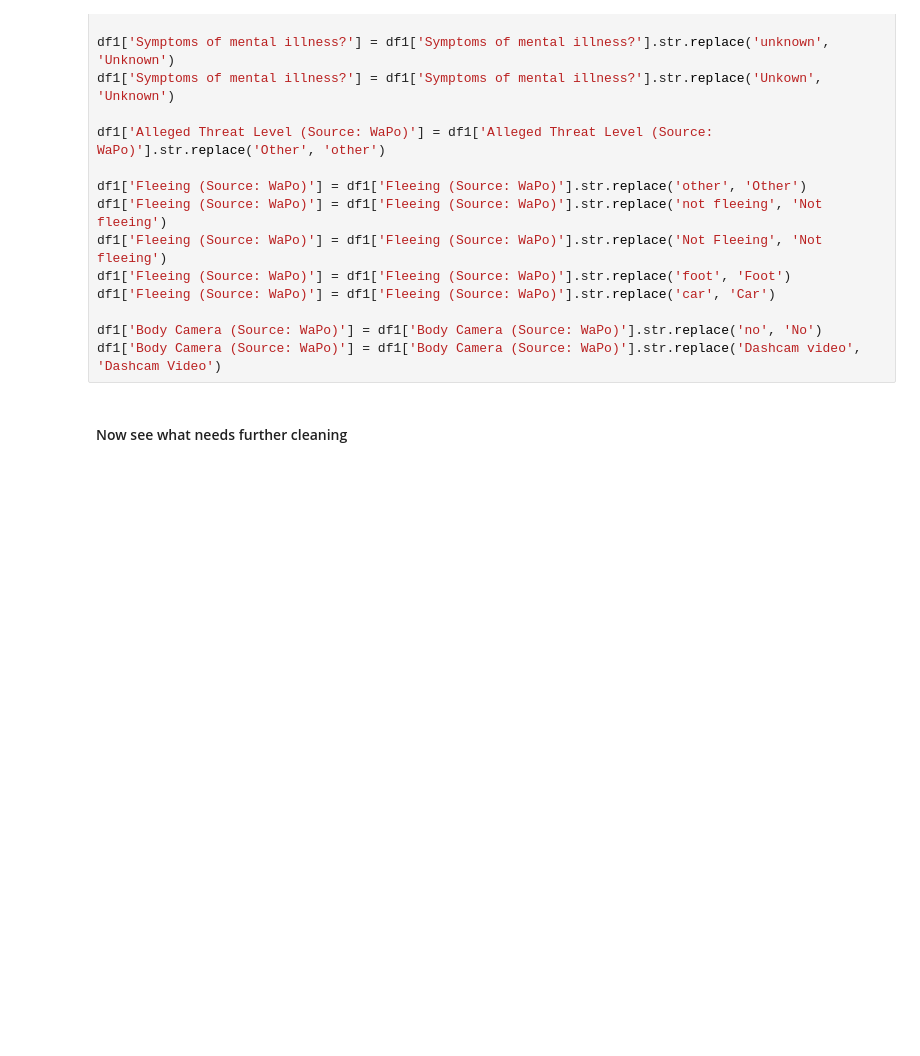
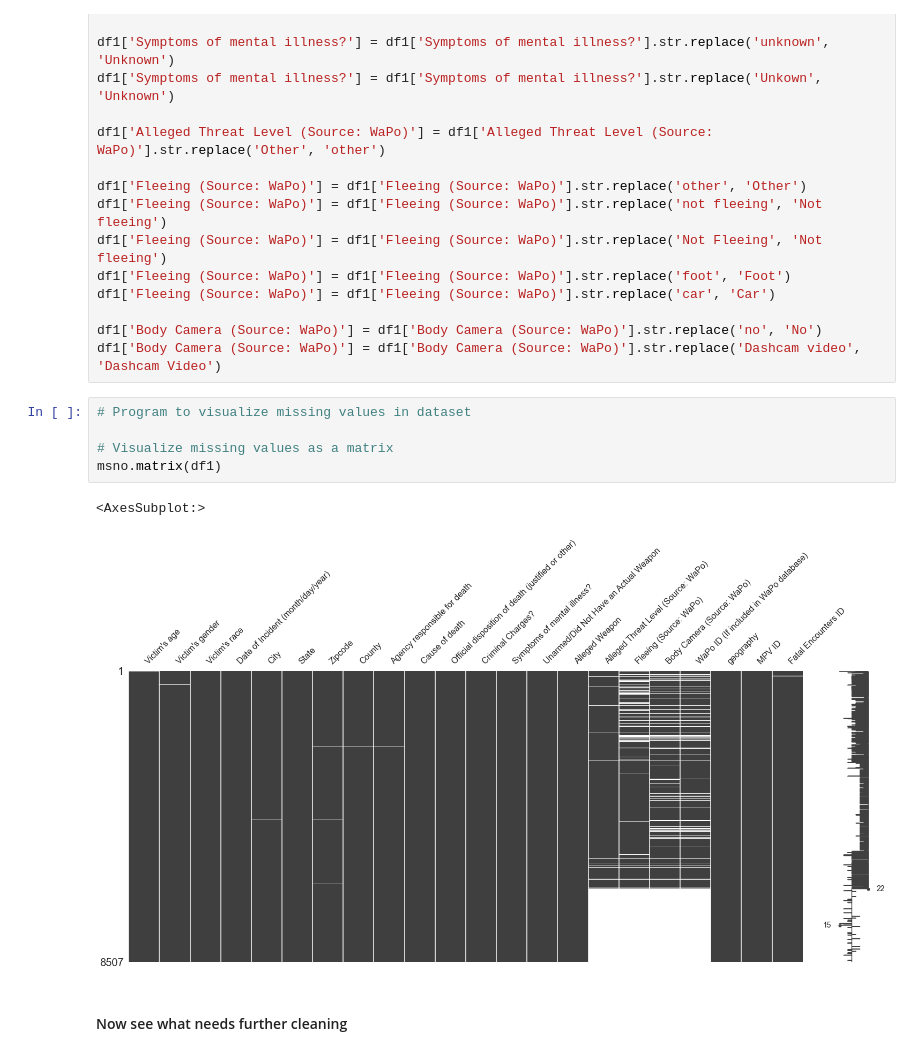
Before and after one commit to 10686142/CS109A-Project-Police-Violence-in-the-US, a Jupyter notebook: Final Report/For_Submission/final_team39_notebook.ipynb, the cells around one changed output. Cells and saved outputs as stored; diff of their text form; blank space fills up the shorter version.

Commit message:
Added some missing data plots and cleaned up additional plots to be more standardized.

```diff
--- a/Final Report/For_Submission/final_team39_notebook.ipynb
+++ b/Final Report/For_Submission/final_team39_notebook.ipynb
@@ -264,6 +265,14 @@ df1['Fleeing (Source: WaPo)'] = df1['Fleeing (Source: WaPo)'].str.replace('car',
 
 df1['Body Camera (Source: WaPo)'] = df1['Body Camera (Source: WaPo)'].str.replace('no', 'No')
 df1['Body Camera (Source: WaPo)'] = df1['Body Camera (Source: WaPo)'].str.replace('Dashcam video', 'Dashcam Video')
+# %%
+# Program to visualize missing values in dataset
+
+# Visualize missing values as a matrix
+msno.matrix(df1)
+# %% [output]
+<AxesSubplot:>
+[figure, added]
 # %% [markdown]
 #### Now see what needs further cleaning
 # %%
```
Also changed, not shown: parts of 85 cells of this notebook, 1 other file.
